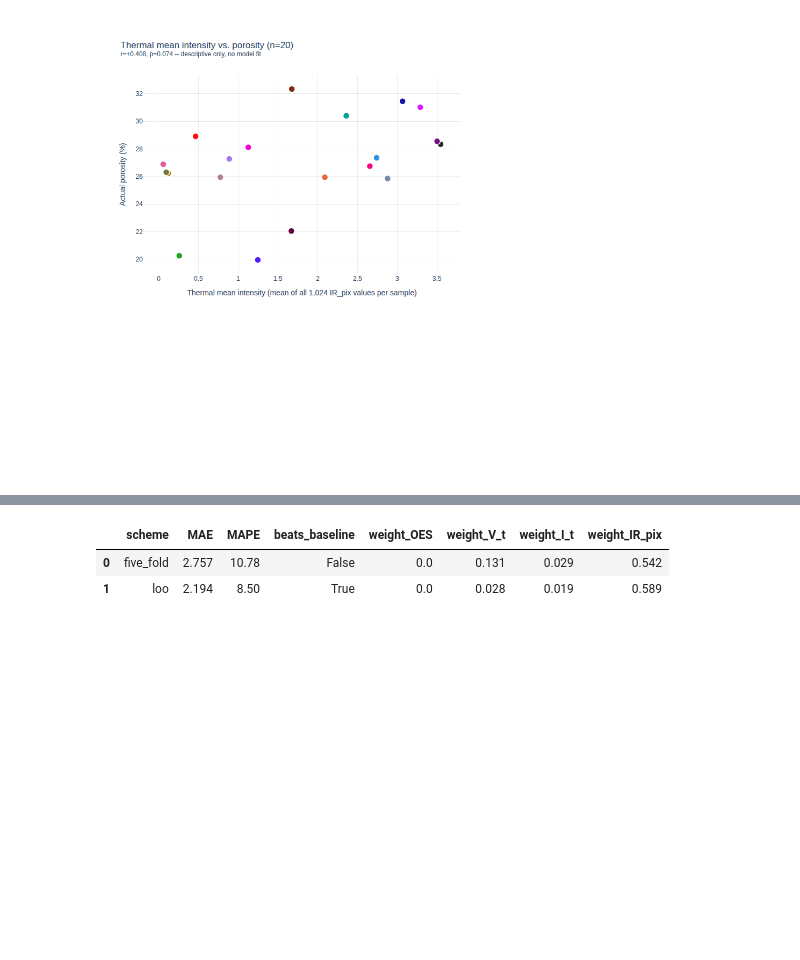
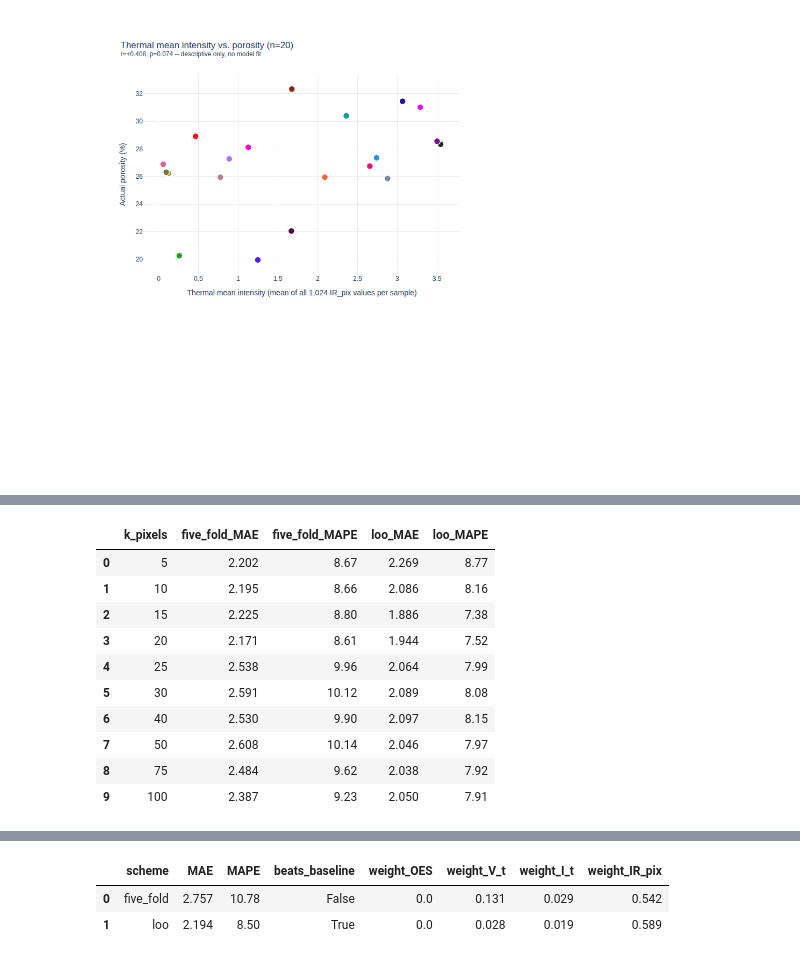
Before and after one commit to Ramandeep72/Machine-Learning-Projects, a Jupyter notebook: porosity-feasibility/porosity_pipeline.ipynb, the cells around one changed output, grey strips where cells are left out. Cells and saved outputs as stored; diff of their text form; code cells hidden in the pictures; blank space fills up the shorter version.

```diff
--- a/porosity-feasibility/porosity_pipeline.ipynb
+++ b/porosity-feasibility/porosity_pipeline.ipynb
@@ -347,0 +482,36 @@ plausible explanation worth testing further, not a proven fact.
+# %%
+def evaluate_restricted_honest(X, y, scheme, k, return_preds=False):
+    cv = make_cv(scheme)
+    n = len(y)
+    preds = np.zeros(n)
+    for train_idx, test_idx in cv.split(X):
+        selector = RidgeCV(alphas=np.logspace(-2, 5, 40), cv=None).fit(X[train_idx], y[train_idx])
+        top_idx = np.argsort(-np.abs(selector.coef_))[:k]
+        model = RidgeCV(alphas=np.logspace(-2, 5, 40), cv=None)
+        model.fit(X[train_idx][:, top_idx], y[train_idx])
+        preds[test_idx] = model.predict(X[test_idx][:, top_idx])
+    mae, mp = mean_absolute_error(y, preds), mape(y, preds)
+    return (mae, mp, preds) if return_preds else (mae, mp)
+
+X_ir = data[ir_cols].values
+k_grid = [5, 10, 15, 20, 25, 30, 40, 50, 75, 100]
+sweep_rows = []
+for k in k_grid:
+    mae5, mp5 = evaluate_restricted_honest(X_ir, y, "five_fold", k)
+    maeloo, mploo = evaluate_restricted_honest(X_ir, y, "loo", k)
+    sweep_rows.append({"k_pixels": k, "five_fold_MAE": round(mae5, 3), "five_fold_MAPE": round(mp5, 2),
+                        "loo_MAE": round(maeloo, 3), "loo_MAPE": round(mploo, 2)})
+pixel_sweep_df = pd.DataFrame(sweep_rows)
+pixel_sweep_df
+# %% [output]
+|  | k_pixels | five_fold_MAE | five_fold_MAPE | loo_MAE | loo_MAPE |
+| 0 | 5 | 2.202 | 8.67 | 2.269 | 8.77 |
+| 1 | 10 | 2.195 | 8.66 | 2.086 | 8.16 |
+| 2 | 15 | 2.225 | 8.80 | 1.886 | 7.38 |
+| 3 | 20 | 2.171 | 8.61 | 1.944 | 7.52 |
+| 4 | 25 | 2.538 | 9.96 | 2.064 | 7.99 |
+| 5 | 30 | 2.591 | 10.12 | 2.089 | 8.08 |
+| 6 | 40 | 2.530 | 9.90 | 2.097 | 8.15 |
+| 7 | 50 | 2.608 | 10.14 | 2.046 | 7.97 |
+| 8 | 75 | 2.484 | 9.62 | 2.038 | 7.92 |
+| 9 | 100 | 2.387 | 9.23 | 2.050 | 7.91 |
```
Also changed, not shown: parts of 14 cells of this notebook, 9 other files.
